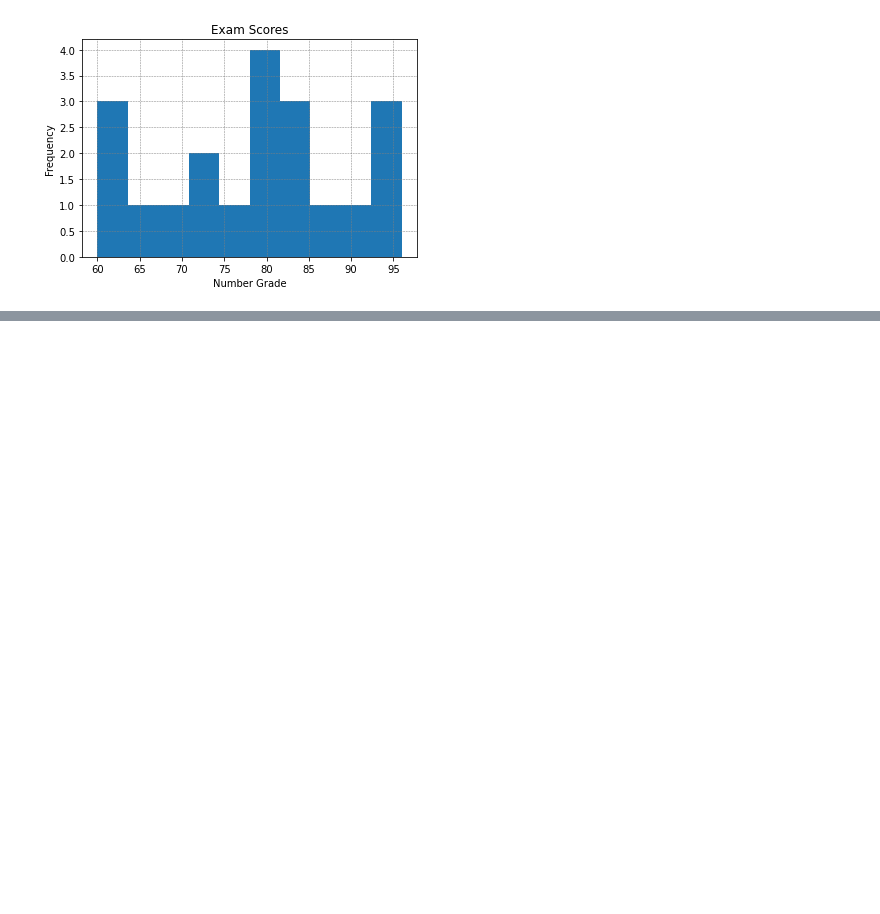
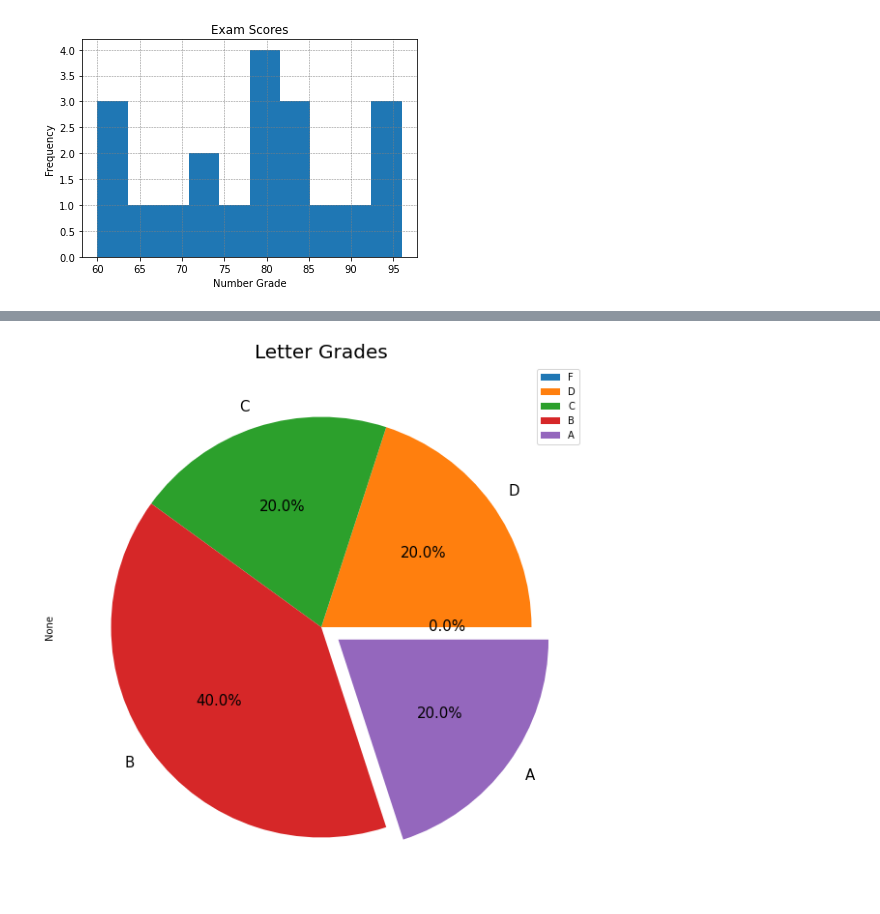
Before and after one commit to VelasquezAlejandro044/numpy-pandas-visualization-exercises, a Jupyter notebook: pandas_series.ipynb, the cells around one changed output, grey strips where cells are left out. Drawn from its saved outputs; the diff is of its cells as text; code cells hidden in the pictures; blank space fills up the shorter version.

```diff
--- a/pandas_series.ipynb
+++ b/pandas_series.ipynb
@@ -394,7 +394,5 @@ Text(0.5, 1.0, 'Exam Scores')
 [figure]
 # %%
 # 3.4 Write the code necessary to implement a curve for your exam_grades Series and save this as curved_grades. Add the necessary points to the highest grade to make it 100, and add the same number of points to every other score in the Series as well.
-
-# 3.5 Use a method to convert each of the numeric values in the curved_grades Series into a categorical value of letter grades. For example, 86 should be a 'B' and 95 should be an 'A'. Save this as a Series named letter_grades.
-
-# 3.6 Plot your new categorical letter_grades Series in a meaninful way and include a title and axis labels.
+curved_grade = es + (100 - es.max())
+curved_grade
@@ -400,0 +417,6 @@ Text(0.5, 1.0, 'Exam Scores')
+# %%
+# 3.5 Use a method to convert each of the numeric values in the curved_grades Series into a categorical value of letter grades. For example, 86 should be a 'B' and 95 should be an 'A'. Save this as a Series named letter_grades.
+bin_max = [0, 60, 70, 80, 90, 101]
+bin_labels = ['F','D', 'C', 'B', 'A']
+grades = pd.cut(curved_grade, bins=bin_max, labels=bin_labels)
+grades
@@ -400,0 +441,16 @@ Text(0.5, 1.0, 'Exam Scores')
+# %%
+# 3.6 Plot your new categorical letter_grades Series in a meaninful way and include a title and axis labels.
+
+
+explode = (0, 0, 0, 0, 0.1)
+plt.figure(figsize=(10,10))
+grades.value_counts().sort_index().plot.pie(explode=explode,
+                                            autopct='%1.1f%%',
+                                           legend=True,
+#                                            title = 'Letter Grades',
+                                           fontsize=15)
+plt.title('Letter Grades', fontsize=20)
+# numbers.value_counts(bins = 5).plot.pie(explode=explode, autopct='%1.1f%%')
+plt.show()
+# %% [output]
+[figure, added]
```
Also changed, not shown: parts of 3 cells of this notebook.
